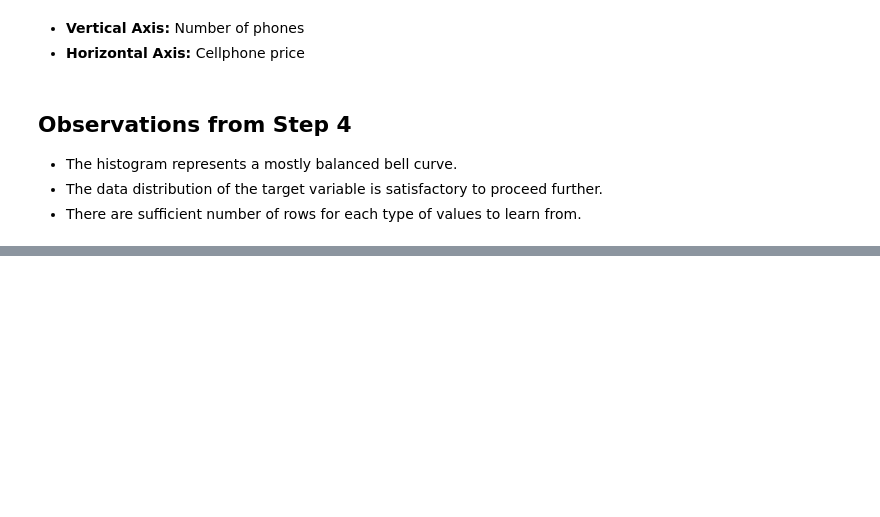
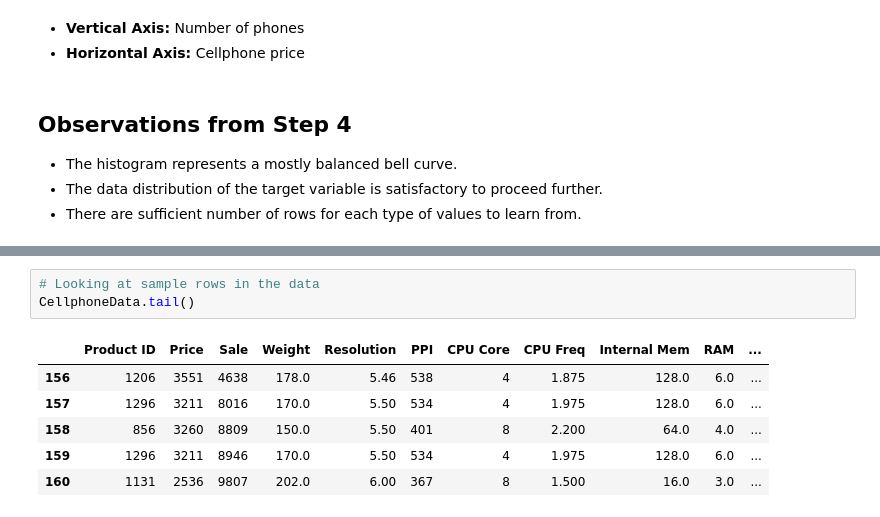
Before and after one commit to AdrianP03/ST1Capstone, a Jupyter notebook: ST1Capstone.ipynb, the cells around one changed output, grey strips where cells are left out. Saved outputs shown, nothing was run; the diff lists cells and outputs as text; blank space fills up the shorter version.

```diff
--- a/ST1Capstone.ipynb
+++ b/ST1Capstone.ipynb
@@ -114,0 +142,10 @@ CellphoneData['Price'].hist()
+# %%
+# Looking at sample rows in the data
+CellphoneData.tail()
+# %% [output]
+|  | Product ID | Price | Sale | Weight | Resolution | PPI | CPU Core | CPU Freq | Internal Mem | RAM | ... |
+| 156 | 1206 | 3551 | 4638 | 178.0 | 5.46 | 538 | 4 | 1.875 | 128.0 | 6.0 | ... |
+| 157 | 1296 | 3211 | 8016 | 170.0 | 5.50 | 534 | 4 | 1.975 | 128.0 | 6.0 | ... |
+| 158 | 856 | 3260 | 8809 | 150.0 | 5.50 | 401 | 8 | 2.200 | 64.0 | 4.0 | ... |
+| 159 | 1296 | 3211 | 8946 | 170.0 | 5.50 | 534 | 4 | 1.975 | 128.0 | 6.0 | ... |
+| 160 | 1131 | 2536 | 9807 | 202.0 | 6.00 | 367 | 8 | 1.500 | 16.0 | 3.0 | ... |
```
Also changed, not shown: parts of 6 cells of this notebook.
